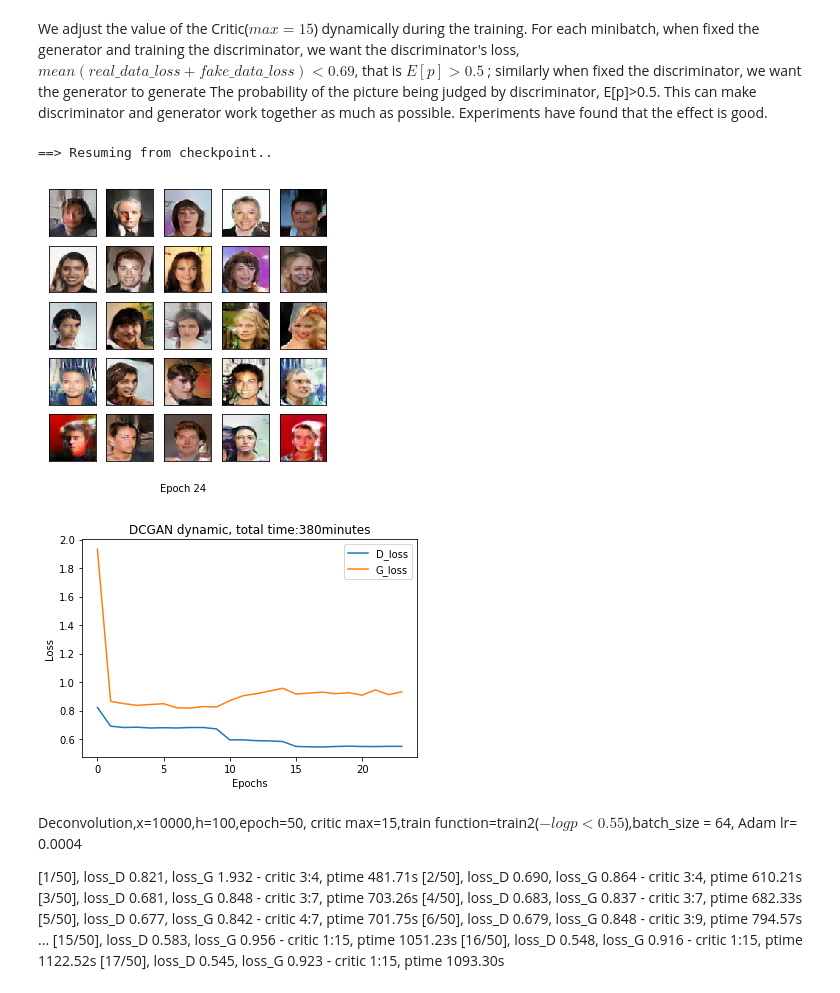
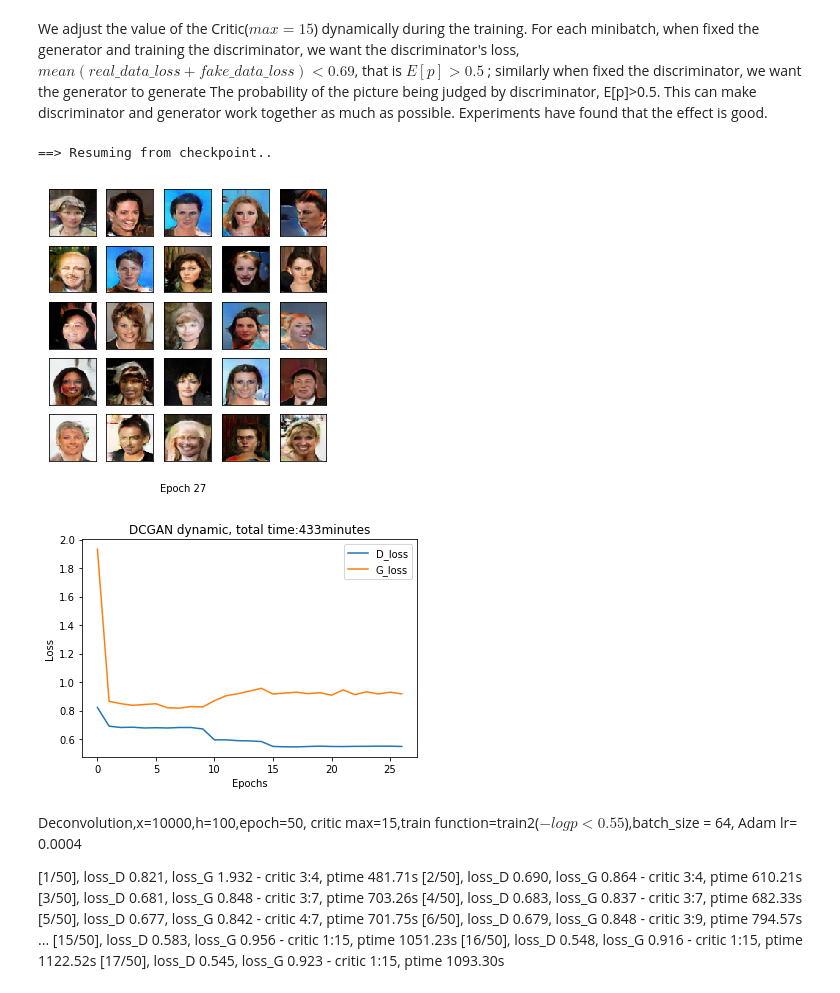
Before and after one commit to fanxiao001/ift6135-assignment, a Jupyter notebook: assignment4/ift6135_hwk4.ipynb, the cells around one changed output. Saved outputs shown, nothing was run; the diff lists cells and outputs as text; code cells hidden in the pictures.

```diff
--- a/assignment4/ift6135_hwk4.ipynb
+++ b/assignment4/ift6135_hwk4.ipynb
@@ -100,26 +100,26 @@ Deconvolution,x=9900,hidden=100,epochs=45,batch_size = 128, Adam lr= 0.0002, tra
 We adjust the value of the Critic($max=15$) dynamically during the training. For each minibatch, when fixed the generator and training the discriminator, we want the discriminator's loss, $mean(real\_data\_loss+fake\_data\_loss)<0.69$, that is $E[p]>0.5$ ; similarly when fixed the discriminator, we want the generator to generate The probability of the picture being judged by discriminator, E[p]>0.5. This can make discriminator and generator work together as much as possible. Experiments have found that the effect is good.
 # %%
 # Dynamic critic of grandiant descent between Distriminator and Generator.
-filename='GANDeconv_t9999_h100_train2_ep24'
+filename='GANDeconv_t9999_h100_train2_ep27'
 hidden_dim = 100
 
 G,D,train_hist = GAN_CelebA.loadCheckpoint(filename,hidden_dim,use_cuda=use_cuda)
 epoch_num=len(train_hist['D_losses'])
 GAN_CelebA.show_result(G,D,epoch_num, hidden_dim, show=True,save=True, path='figures/'+filename+'.pdf', use_cuda=use_cuda)
 
 plt.plot(range(0,epoch_num),train_hist['D_losses'],label='D_loss')
 plt.plot(range(0,epoch_num),train_hist['G_losses'],label='G_loss')
 # plt.plot(range(0,epoch_num),train_hist['Inc_score'],linestyle='--',label='Inc_score')
 plt.xlabel('Epochs')
 plt.ylabel('Loss')
 plt.title('DCGAN dynamic, total time:'+str(int(train_hist['total_ptime'][-1]/60))+'minutes')
 plt.legend()
 plt.savefig('figures/'+filename+'_Loss.pdf')
 plt.show()
 # %% [output]
 ==> Resuming from checkpoint..
-[figure, old version]
+[figure, new version]
-[figure, old version]
+[figure, new version]
 # %% [markdown]
 Deconvolution,x=10000,h=100,epoch=50, critic max=15,train function=train2($-log p<0.55$),batch_size = 64, Adam lr= 0.0004
 
```
Also changed, not shown: parts of 4 cells of this notebook, 1 other file.
